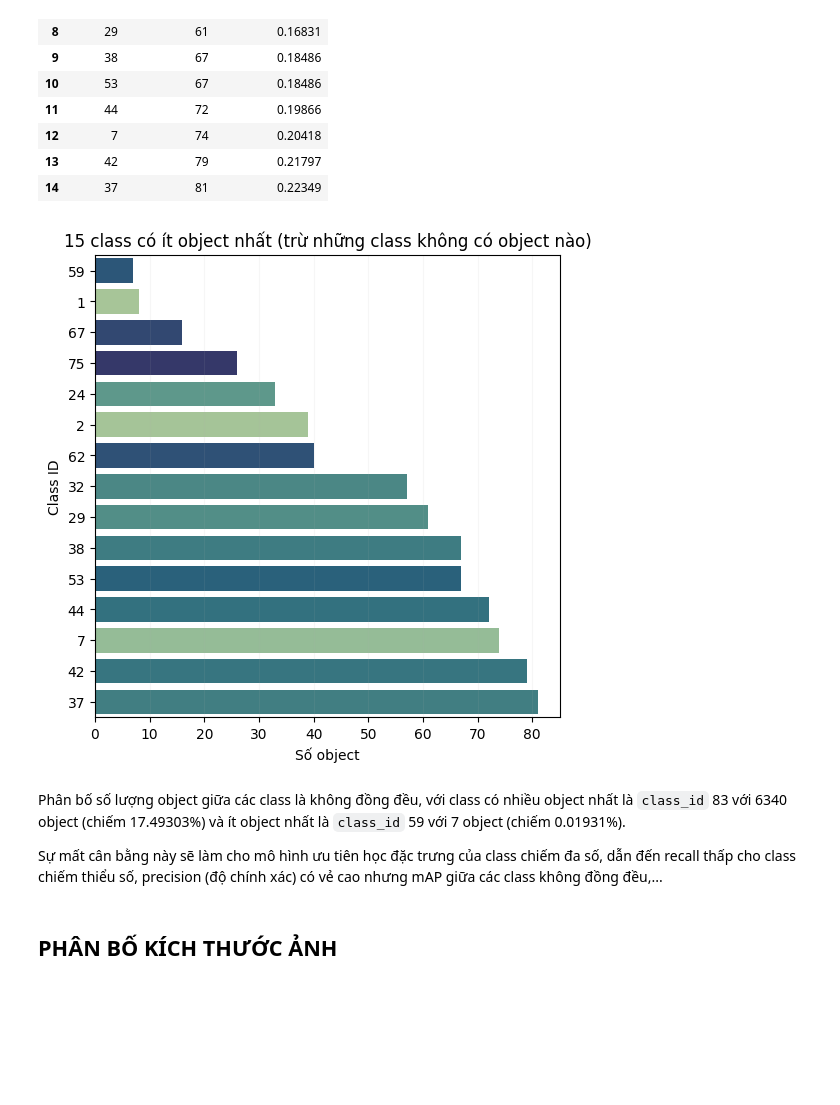
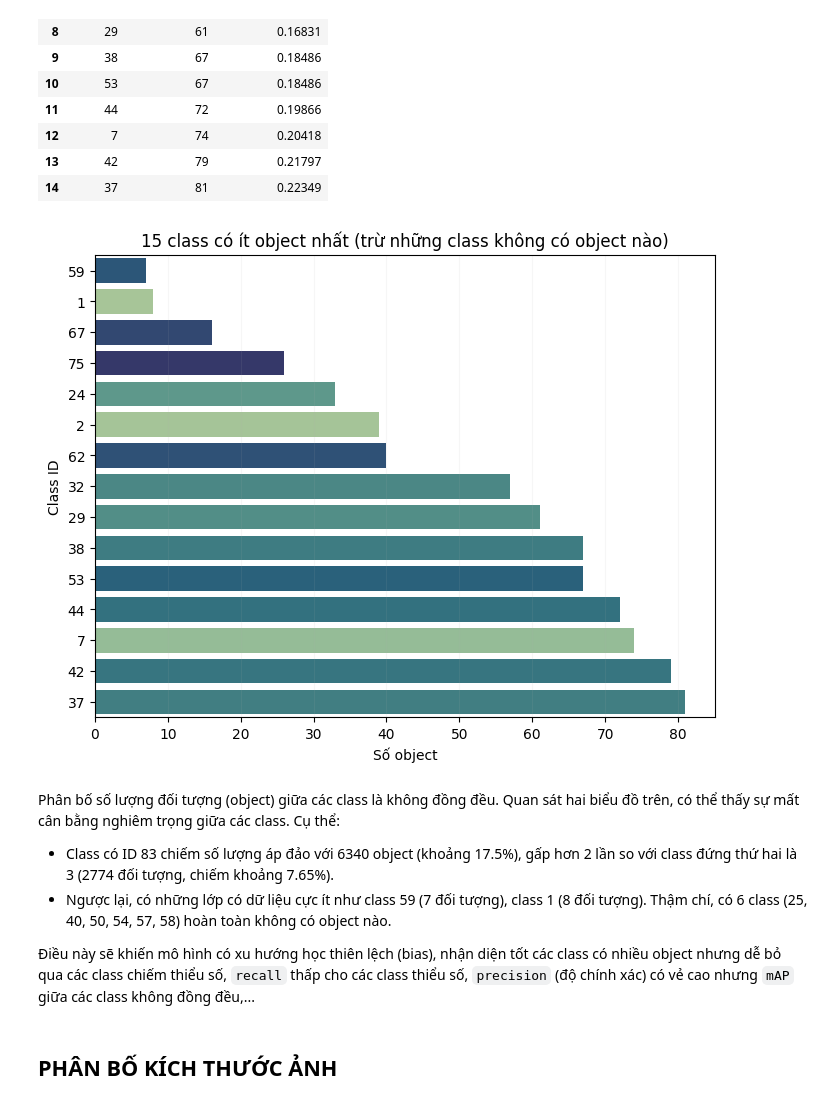
Before and after one commit to iam-BUDDYY/using-deep-learning-to-classify-animal-and-human-images, a Jupyter notebook: PROJECT REPORT.ipynb, the cells around one changed output. Drawn from its saved outputs; the diff is of its cells as text; code cells hidden in the pictures; blank space fills up the shorter version.

```diff
--- a/PROJECT REPORT.ipynb
+++ b/PROJECT REPORT.ipynb
@@ -404,36 +419,38 @@ df_bottom15
 | 13 | 42 | 79 | 0.21797 |
 | 14 | 37 | 81 | 0.22349 |
 # %%
-plt.figure(figsize=(6, 6))
+plt.figure(figsize=(8, 6))
 
 order = (
     df_bottom15
     .sort_values("object_count", ascending=True)["class_id"]
     .astype(str)
 )
 
 sns.barplot(
     data=df_bottom15,
     x="object_count",
     y=df_bottom15["class_id"].astype(str),
     order=order,
     hue="class_id",
     palette="crest",
     legend=False,
     errorbar=None
 )
 
 plt.xlabel("Số object")
 plt.ylabel("Class ID")
 plt.title("15 class có ít object nhất (trừ những class không có object nào)")
 plt.grid(axis='x', alpha=0.1)
 plt.show()
 # %% [output]
-[figure, old version]
+[figure, new version]
 # %% [markdown]
-Phân bố số lượng object giữa các class là không đồng đều, với class có nhiều object nhất là `class_id` 83 với 6340 object (chiếm 17.49303%) và ít object nhất là `class_id` 59 với 7 object (chiếm 0.01931%).
+Phân bố số lượng đối tượng (object) giữa các class là không đồng đều. Quan sát hai biểu đồ trên, có thể thấy sự mất cân bằng nghiêm trọng giữa các class. Cụ thể:
+- Class có ID 83 chiếm số lượng áp đảo với 6340 object (khoảng 17.5%), gấp hơn 2 lần so với class đứng thứ hai  là 3 (2774 đối tượng, chiếm khoảng 7.65%).
+- Ngược lại, có những lớp có dữ liệu cực ít như class 59 (7 đối tượng), class 1 (8 đối tượng). Thậm chí, có 6 class (25, 40, 50, 54, 57, 58) hoàn toàn không có object nào.
 
-Sự mất cân bằng này sẽ làm cho mô hình ưu tiên học đặc trưng của class chiếm đa số, dẫn đến recall thấp cho class chiếm thiểu số, precision (độ chính xác) có vẻ cao nhưng mAP giữa các class không đồng đều,...
+Điều này sẽ khiến mô hình có xu hướng học thiên lệch (bias), nhận diện tốt các class có nhiều object nhưng dễ bỏ qua các class chiếm thiểu số, `recall` thấp cho các class thiểu số, `precision` (độ chính xác) có vẻ cao nhưng `mAP` giữa các class không đồng đều,...
 # %% [markdown]
 ## PHÂN BỐ KÍCH THƯỚC ẢNH
 # %%
```
Also changed, not shown: parts of 26 cells of this notebook, 1 other file.
